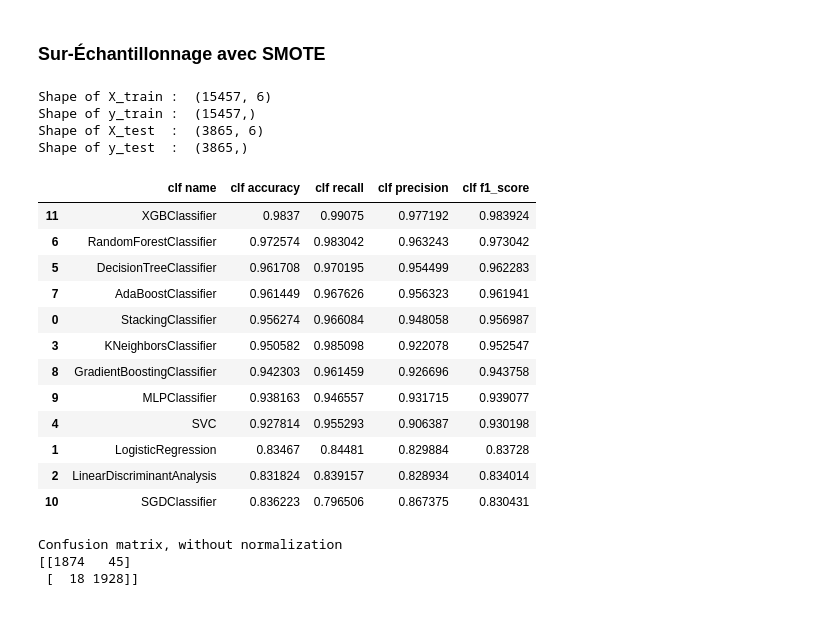
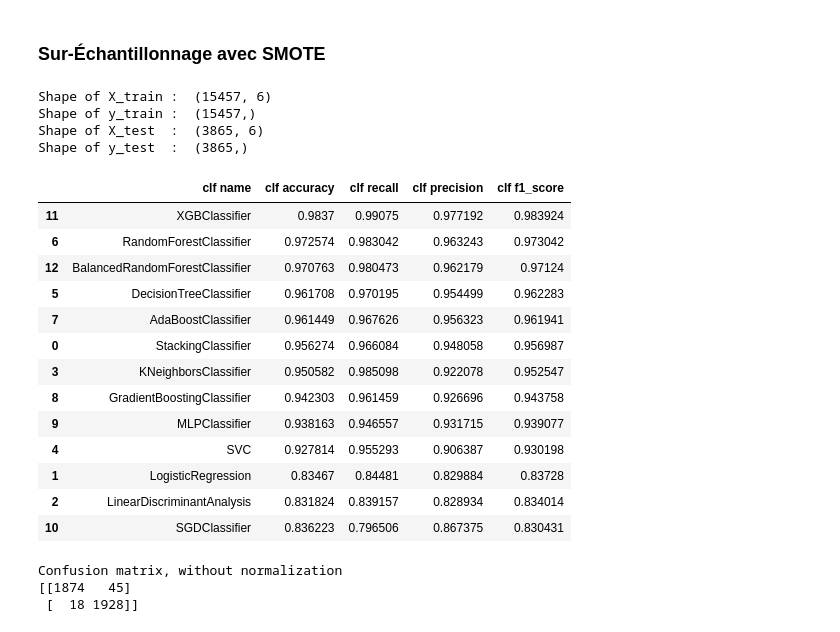
Before and after one commit to HamzaOulaarbi/PREDECTIVE-MAINTENANCE_UNBALANCED-DATA, a Jupyter notebook: Machine Predictive Maintenance_Binary Classification.ipynb, the cells around one changed output. Saved outputs shown, nothing was run; the diff lists cells and outputs as text; code cells hidden in the pictures.

```diff
--- a/Machine Predictive Maintenance_Binary Classification.ipynb
+++ b/Machine Predictive Maintenance_Binary Classification.ipynb
@@ -247,7 +247,7 @@ def split_norm (X,y):
 # Modeling
 # %%
 random_state=0
-def training(X_train,y_train):
+def training(X_train,y_train,X_test,y_test):
 
 
     RFR=RandomForestClassifier(
@@ -548,15 +550,16 @@ smote = SMOTE(random_state=0)# sampling_strategy = distribution_of_samples)
 X_over_sample, y_over_sample = smote.fit_resample(X,y)
 # %%
 X_train,y_train, X_test,y_test= split_norm(X_over_sample, y_over_sample)
-training(X_train,y_train)
+training(X_train,y_train,X_test,y_test)
 # %% [output]
 Shape of X_train :  (15457, 6)
 Shape of y_train :  (15457,)
 Shape of X_test  :  (3865, 6)
 Shape of y_test  :  (3865,)
 |  | clf name | clf accuracy | clf recall | clf precision | clf f1_score |
 | 11 | XGBClassifier | 0.9837 | 0.99075 | 0.977192 | 0.983924 |
 | 6 | RandomForestClassifier | 0.972574 | 0.983042 | 0.963243 | 0.973042 |
+| 12 | BalancedRandomForestClassifier | 0.970763 | 0.980473 | 0.962179 | 0.97124 |
 | 5 | DecisionTreeClassifier | 0.961708 | 0.970195 | 0.954499 | 0.962283 |
 | 7 | AdaBoostClassifier | 0.961449 | 0.967626 | 0.956323 | 0.961941 |
 | 0 | StackingClassifier | 0.956274 | 0.966084 | 0.948058 | 0.956987 |
```
Also changed, not shown: parts of 7 cells of this notebook.
